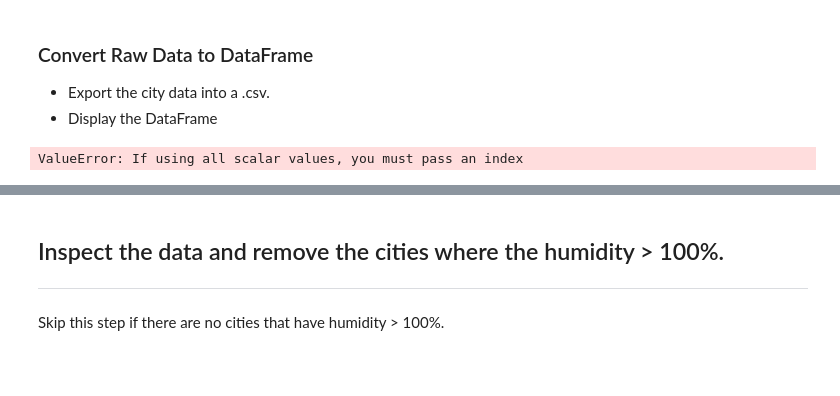
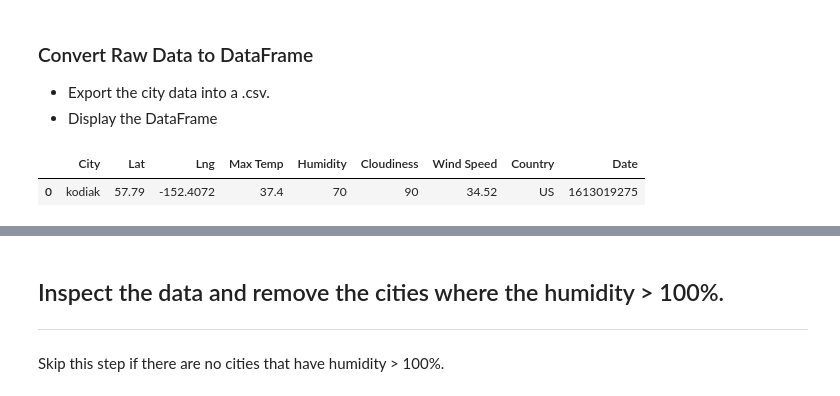
Before and after one commit to NateWitte/python_api_challenge, a Jupyter notebook: WeatherPy/StarterWeatherPy.ipynb, the cells around one changed output, grey strips where cells are left out. Cells and saved outputs as stored; diff of their text form; code cells hidden in the pictures; blank space fills up the shorter version.

```diff
--- a/WeatherPy/StarterWeatherPy.ipynb
+++ b/WeatherPy/StarterWeatherPy.ipynb
@@ -83,16 +83,17 @@ print(city_date)
 * Export the city data into a .csv.
 * Display the DataFrame
 # %%
-city_info_df = pd.DataFrame({"City": city_city,
+city_info_df = pd.DataFrame({"City": [city_city],
                              "Lat": city_lat,
                              "Lng": city_lon,
                              "Max Temp": city_max_temp,
                              "Humidity": city_humidity,
                              "Cloudiness": city_cloudiness,
                              "Wind Speed": city_windspeed,
                              "Country": city_country,
                              "Date": city_date
                              })
 city_info_df
 # %% [output]
-ValueError: If using all scalar values, you must pass an index
+|  | City | Lat | Lng | Max Temp | Humidity | Cloudiness | Wind Speed | Country | Date |
+| 0 | kodiak | 57.79 | -152.4072 | 37.4 | 70 | 90 | 34.52 | US | 1613019275 |
```
Also changed, not shown: parts of 2 cells of this notebook, 1 other file.
